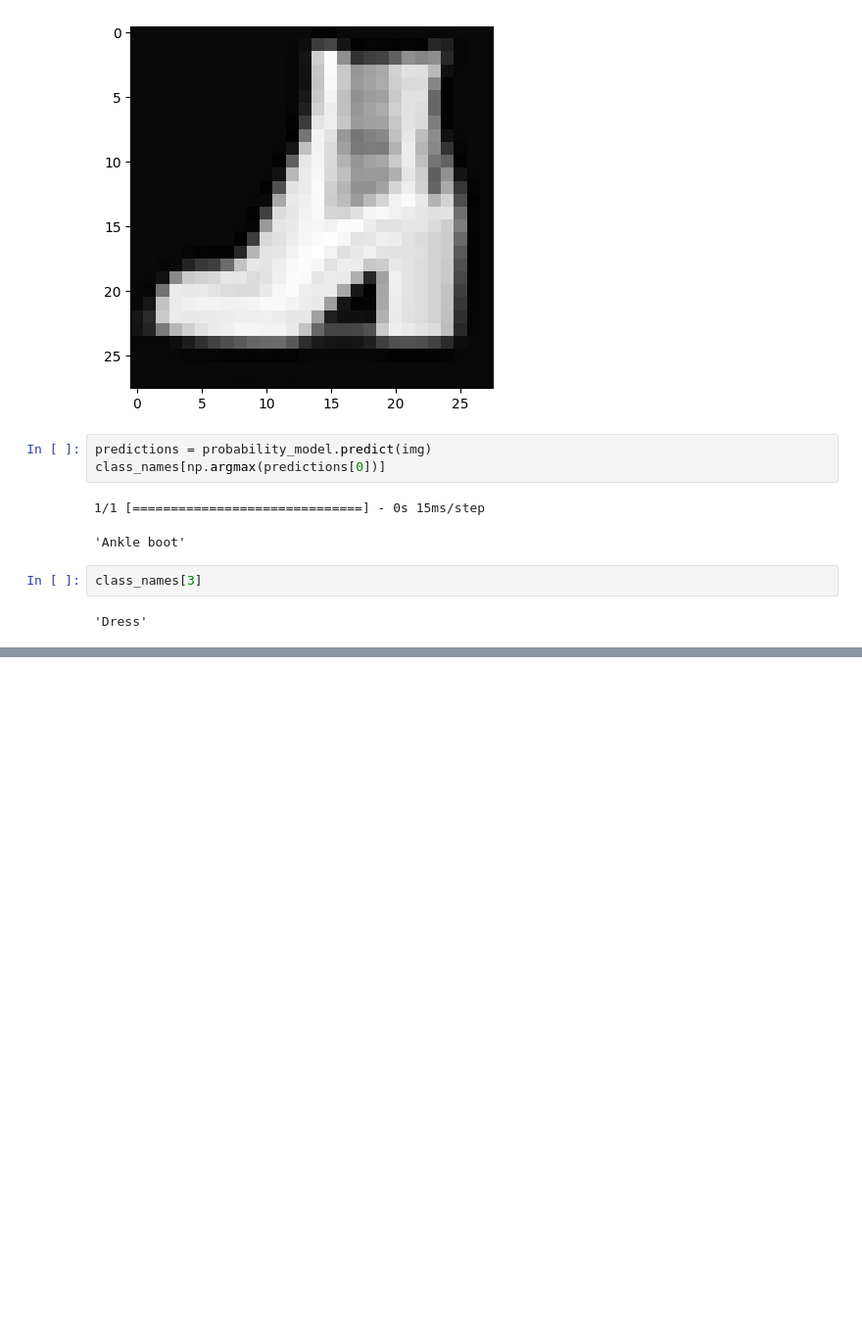
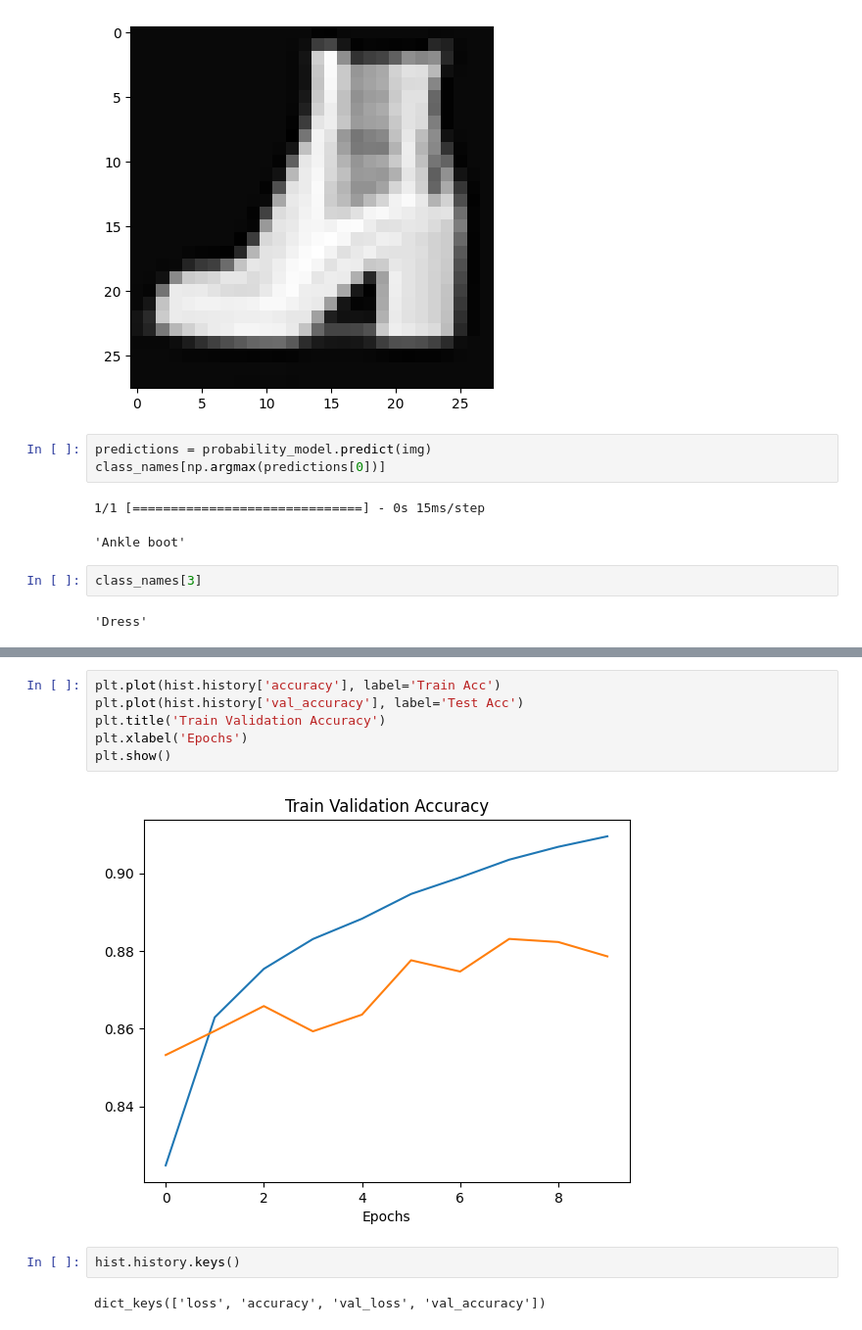
Before and after one commit to NoirCade/SeSAC, a Jupyter notebook: practice/day32/mnist_fashion.ipynb, the cells around one changed output, grey strips where cells are left out. Shown at 98% size. Saved outputs shown, nothing was run; the diff lists cells and outputs as text; blank space fills up the shorter version.

```diff
--- a/practice/day32/mnist_fashion.ipynb
+++ b/practice/day32/mnist_fashion.ipynb
@@ -218,0 +233,12 @@ class_names[3]
+# %%
+plt.plot(hist.history['accuracy'], label='Train Acc')
+plt.plot(hist.history['val_accuracy'], label='Test Acc')
+plt.title('Train Validation Accuracy')
+plt.xlabel('Epochs')
+plt.show()
+# %% [output]
+[figure, added]
+# %%
+hist.history.keys()
+# %% [output]
+dict_keys(['loss', 'accuracy', 'val_loss', 'val_accuracy'])
```
Also changed, not shown: parts of 14 cells of this notebook, 7 other files.
